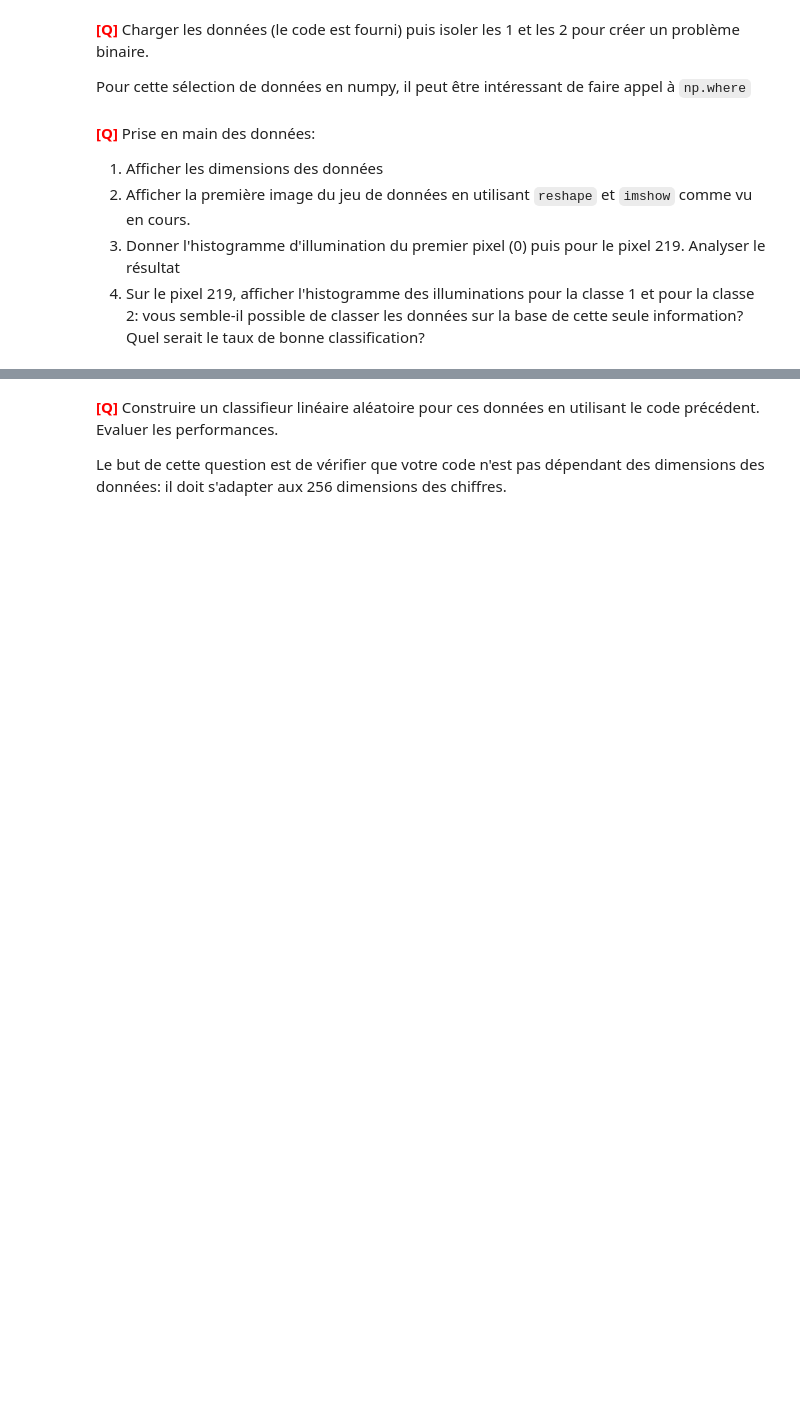
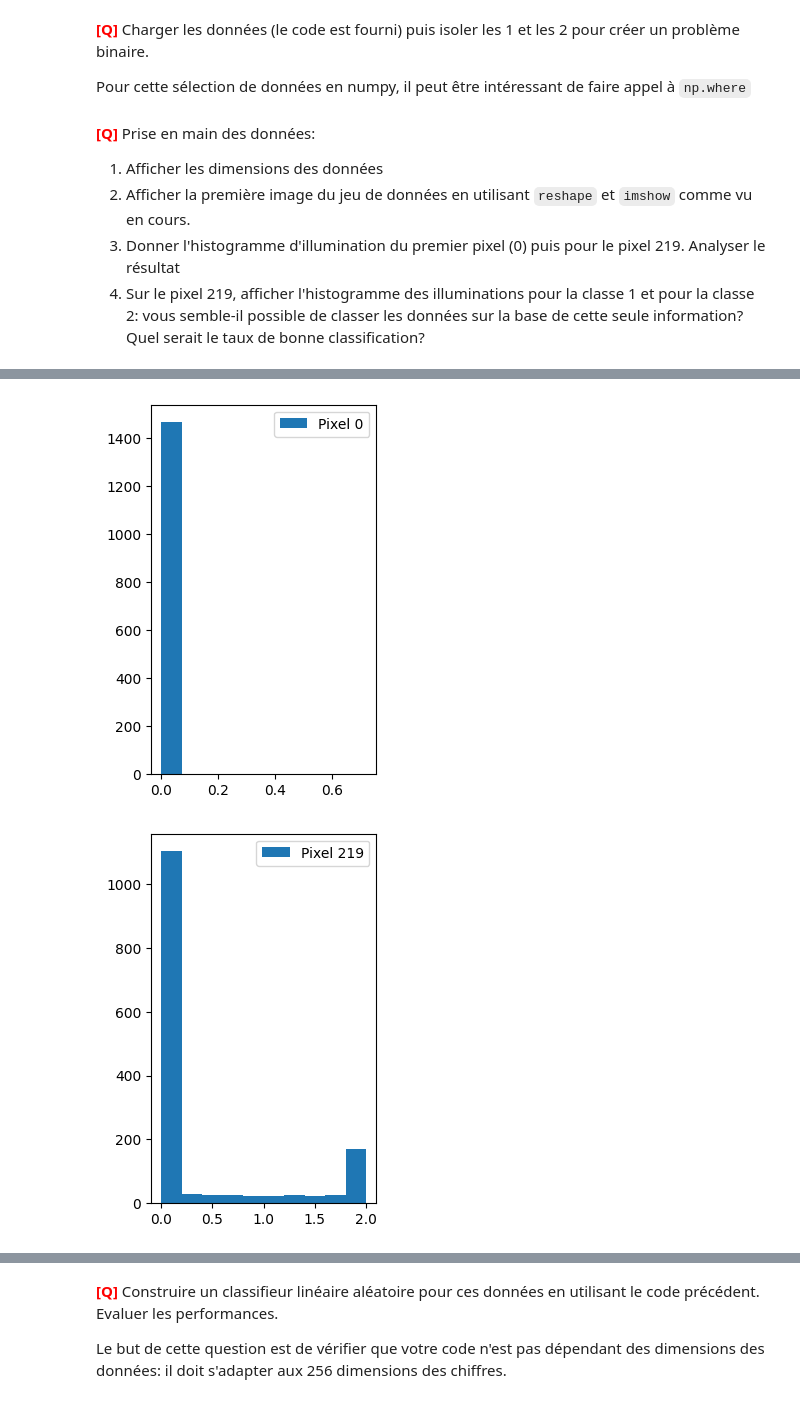
Before and after one commit to iLykTurtlz/MLAlgorithms3, a Jupyter notebook: tme-02/tme-02-Jarski-Benahmed.ipynb, the cells around one changed output, grey strips where cells are left out. Cells and saved outputs as stored; diff of their text form; code cells hidden in the pictures; blank space fills up the shorter version.

```diff
--- a/tme-02/tme-02-Jarski-Benahmed.ipynb
+++ b/tme-02/tme-02-Jarski-Benahmed.ipynb
@@ -919,0 +971,18 @@ Y = np.array(data['Y_train'], dtype=float)
+# %%
+plt.figure()
+plt.subplot(121)
+#3
+#histogramme d'illumination du pixel (0)
+pixel_0 = X12[:,0]
+plt.hist(pixel_0, label='Pixel 0')
+plt.legend()
+plt.show()
+#histogramme d'illumination du pixel (219)
+pixel_219 = X12[:,219]
+plt.subplot(122)
+plt.hist(pixel_219, label='Pixel 219')
+plt.legend()
+plt.show()
+# %% [output]
+[figure, added]
+[figure, added]
```
Also changed, not shown: parts of 26 cells of this notebook, 1 other file.
